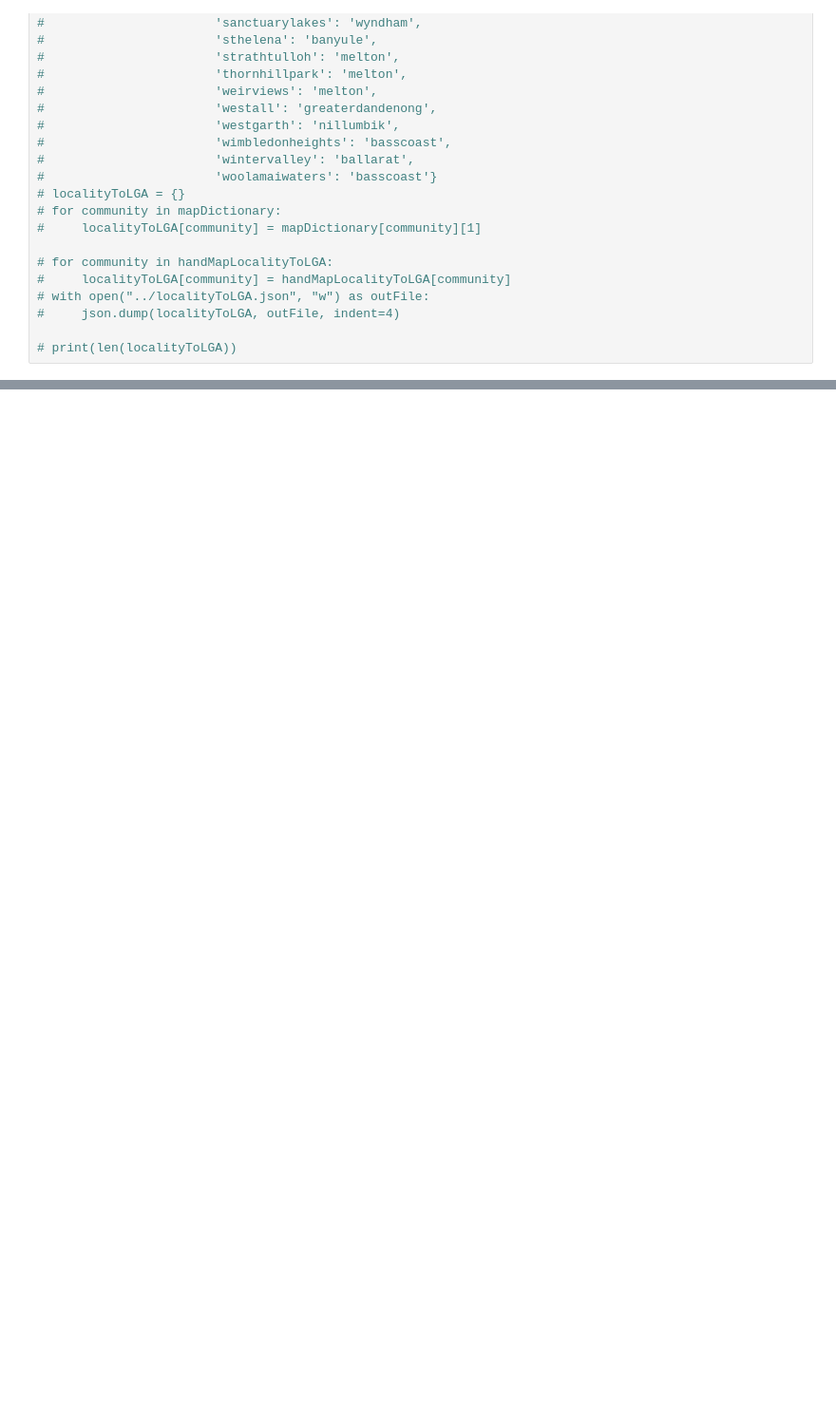
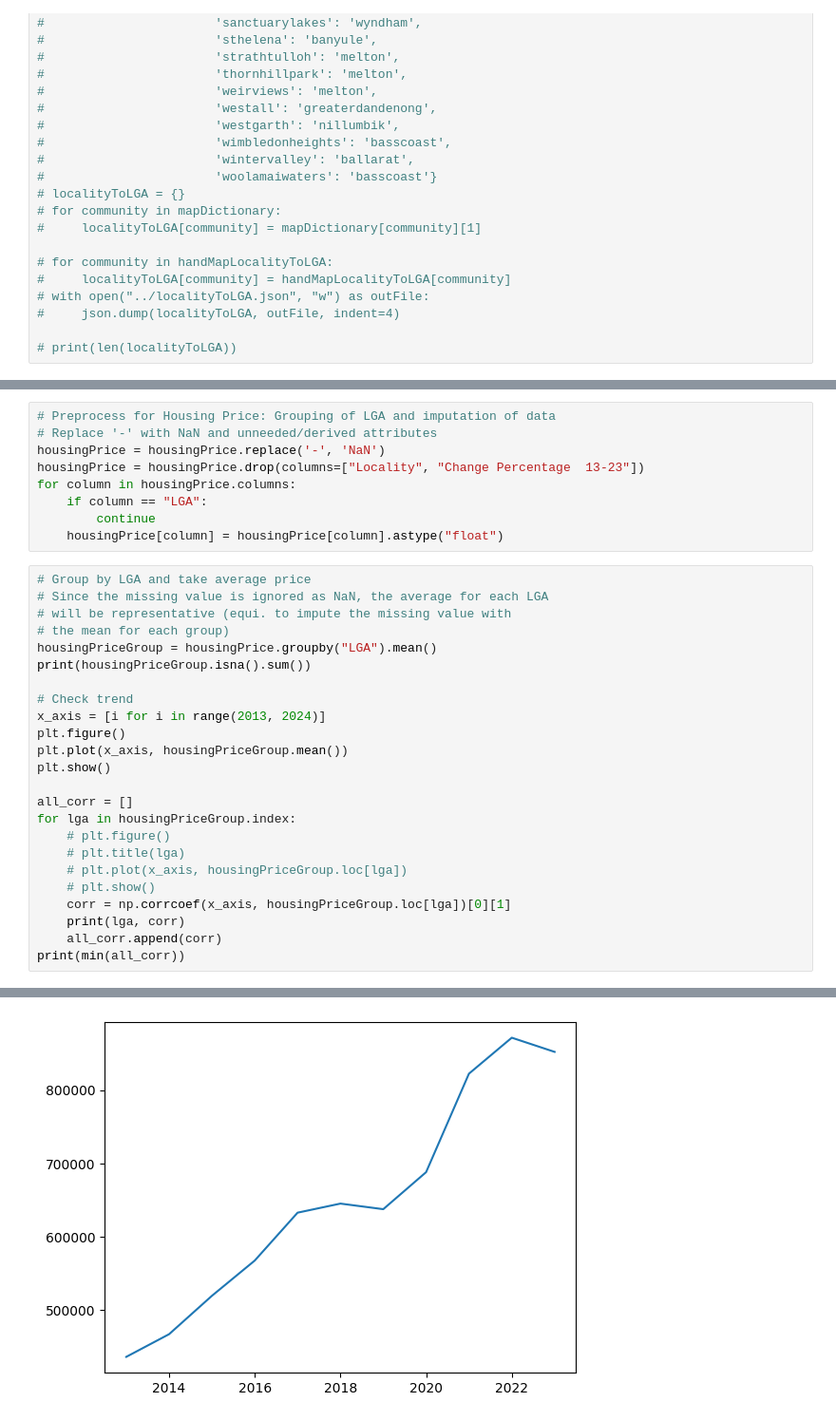
Before and after one commit to khangluong2004/COMP20008_Assignment2, a Jupyter notebook: khang/preProcessing.ipynb, the cells around one changed output, grey strips where cells are left out. Shown at 95% size. Drawn from its saved outputs; the diff is of its cells as text; blank space fills up the shorter version.

Commit message:
Try preprocess and check housingPrice

```diff
--- a/khang/preProcessing.ipynb
+++ b/khang/preProcessing.ipynb
@@ -257,0 +250,34 @@ commonLGAs
+# %%
+# Preprocess for Housing Price: Grouping of LGA and imputation of data
+# Replace '-' with NaN and unneeded/derived attributes
+housingPrice = housingPrice.replace('-', 'NaN')
+housingPrice = housingPrice.drop(columns=["Locality", "Change Percentage  13-23"])
+for column in housingPrice.columns:
+    if column == "LGA":
+        continue
+    housingPrice[column] = housingPrice[column].astype("float")
+# %%
+# Group by LGA and take average price
+# Since the missing value is ignored as NaN, the average for each LGA
+# will be representative (equi. to impute the missing value with
+# the mean for each group)
+housingPriceGroup = housingPrice.groupby("LGA").mean()
+print(housingPriceGroup.isna().sum())
+
+# Check trend
+x_axis = [i for i in range(2013, 2024)]
+plt.figure()
+plt.plot(x_axis, housingPriceGroup.mean())
+plt.show()
+
+all_corr = []
+for lga in housingPriceGroup.index:
+    # plt.figure()
+    # plt.title(lga)
+    # plt.plot(x_axis, housingPriceGroup.loc[lga])
+    # plt.show()
+    corr = np.corrcoef(x_axis, housingPriceGroup.loc[lga])[0][1]
+    print(lga, corr)
+    all_corr.append(corr)
+print(min(all_corr))
+# %% [output]
@@ -257,0 +296 @@ commonLGAs
+[figure, added]
```
Also changed, not shown: parts of 8 cells of this notebook, 2 other files.
